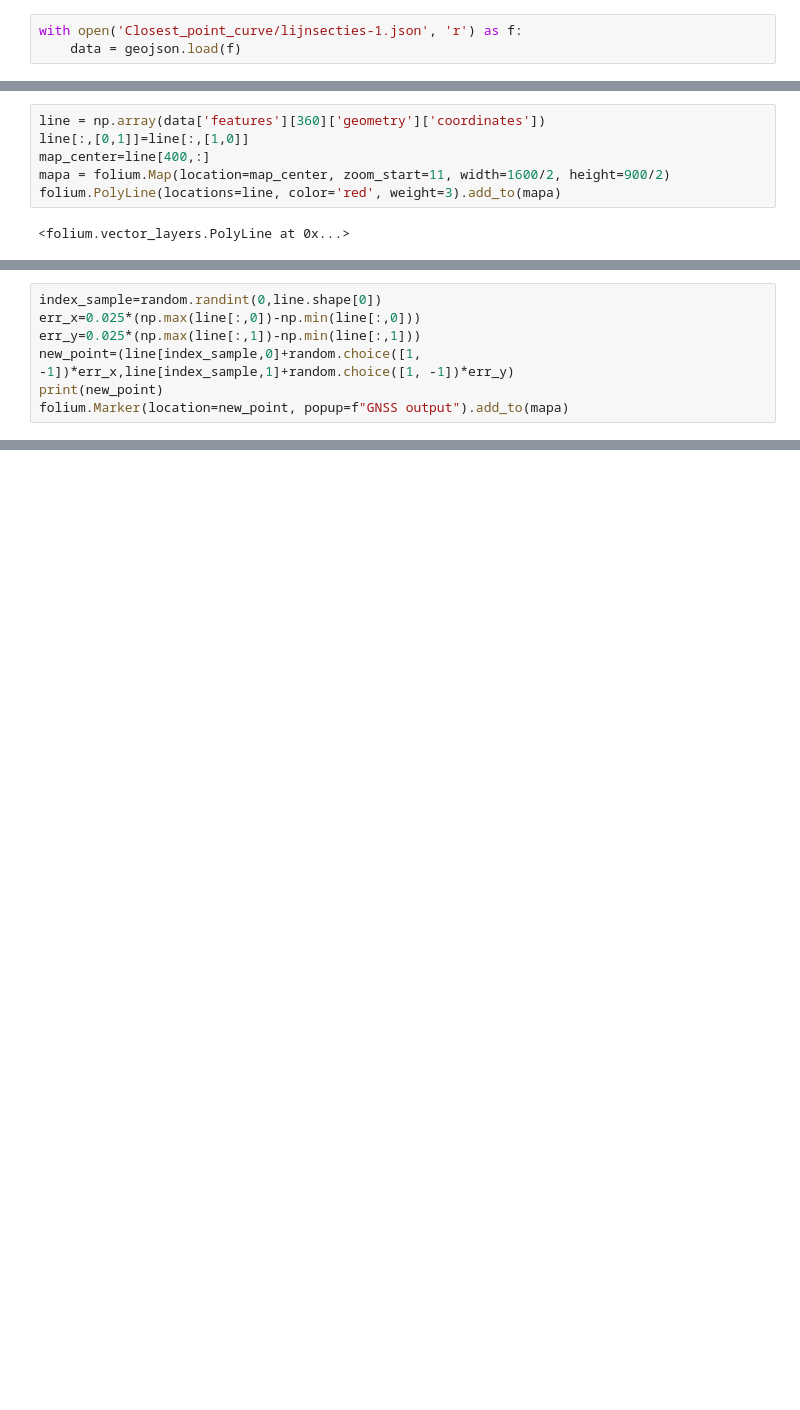
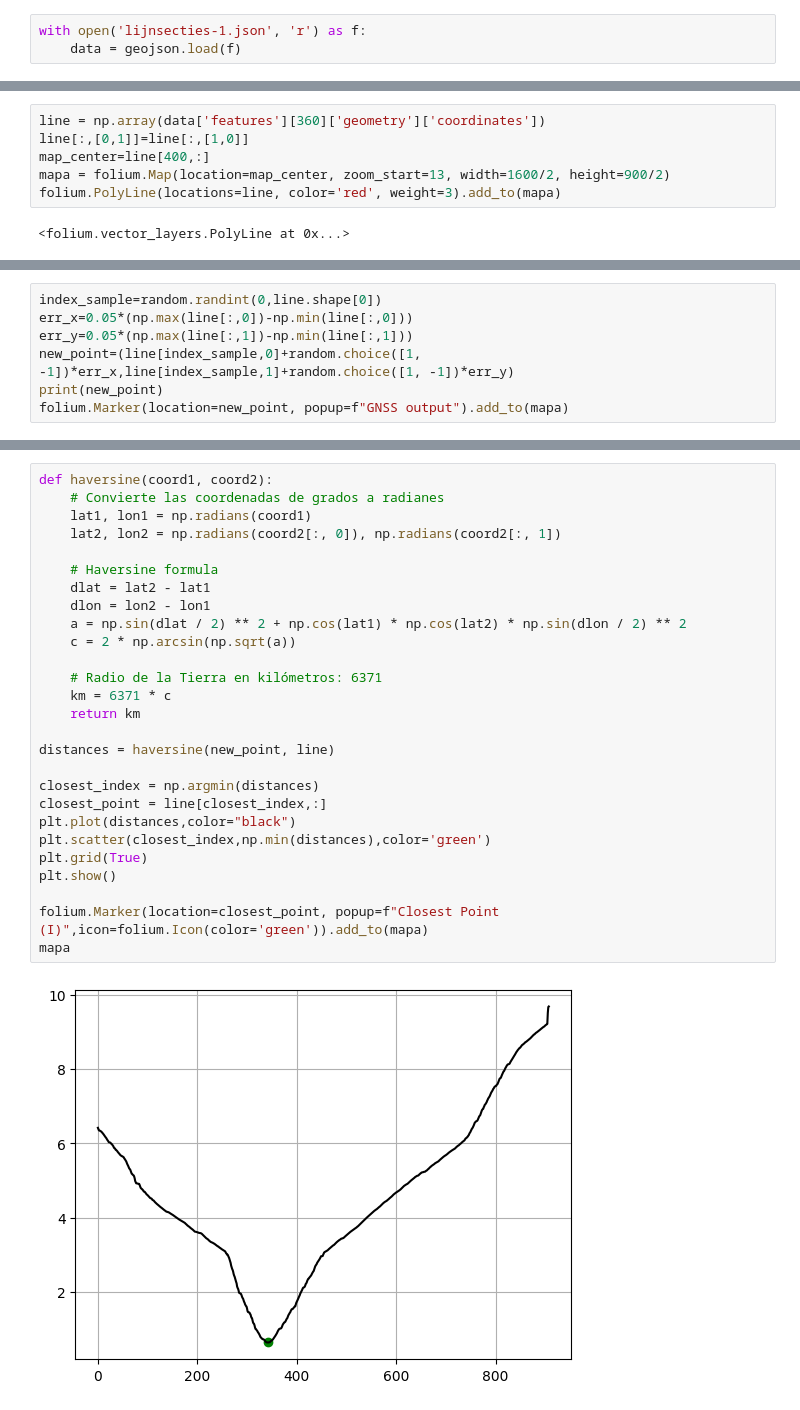
Before and after one commit to androdl96/Closest_point_curve, a Jupyter notebook: visual_wRealLine.ipynb, the cells around one changed output, grey strips where cells are left out. Cells and saved outputs as stored; diff of their text form; blank space fills up the shorter version.

Commit message:
exhaustive calc
exhaustive calc implemented in wRealLine

```diff
--- a/visual_wRealLine.ipynb
+++ b/visual_wRealLine.ipynb
@@ -11,5 +12,5 @@ import random
 # %%
-with open('Closest_point_curve/lijnsecties-1.json', 'r') as f:
+with open('lijnsecties-1.json', 'r') as f:
     data = geojson.load(f)
 # %%
 trajectories_size=[len(np.array(data['features'][i]['geometry']['coordinates'])) for i in range(len(data['features']))]
@@ -20,7 +21,7 @@ print(np.argmax(trajectories_size),np.max(trajectories_size))
 line = np.array(data['features'][360]['geometry']['coordinates'])
 line[:,[0,1]]=line[:,[1,0]]
 map_center=line[400,:]
-mapa = folium.Map(location=map_center, zoom_start=11, width=1600/2, height=900/2)
+mapa = folium.Map(location=map_center, zoom_start=13, width=1600/2, height=900/2)
 folium.PolyLine(locations=line, color='red', weight=3).add_to(mapa)
 # %% [output]
 <folium.vector_layers.PolyLine at 0x...>
@@ -27,7 +33,7 @@ folium.PolyLine(locations=line, color='red', weight=3).add_to(mapa)
 # %%
 index_sample=random.randint(0,line.shape[0])
-err_x=0.025*(np.max(line[:,0])-np.min(line[:,0]))
-err_y=0.025*(np.max(line[:,1])-np.min(line[:,1]))
+err_x=0.05*(np.max(line[:,0])-np.min(line[:,0]))
+err_y=0.05*(np.max(line[:,1])-np.min(line[:,1]))
 new_point=(line[index_sample,0]+random.choice([1, -1])*err_x,line[index_sample,1]+random.choice([1, -1])*err_y)
 print(new_point)
 folium.Marker(location=new_point, popup=f"GNSS output").add_to(mapa)
@@ -38,3 +44,32 @@ folium.Marker(location=new_point, popup=f"GNSS output").add_to(mapa)
 display(mapa)
 # %% [output]
 [interactive output not drawn]
+# %%
+def haversine(coord1, coord2):
+    # Convierte las coordenadas de grados a radianes
+    lat1, lon1 = np.radians(coord1)
+    lat2, lon2 = np.radians(coord2[:, 0]), np.radians(coord2[:, 1])
+
+    # Haversine formula
+    dlat = lat2 - lat1
+    dlon = lon2 - lon1
+    a = np.sin(dlat / 2) ** 2 + np.cos(lat1) * np.cos(lat2) * np.sin(dlon / 2) ** 2
+    c = 2 * np.arcsin(np.sqrt(a))
+
+    # Radio de la Tierra en kilómetros: 6371
+    km = 6371 * c
+    return km
+
+distances = haversine(new_point, line)
+
+closest_index = np.argmin(distances)
+closest_point = line[closest_index,:]
+plt.plot(distances,color="black")
+plt.scatter(closest_index,np.min(distances),color='green')
+plt.grid(True)
+plt.show()
+
+folium.Marker(location=closest_point, popup=f"Closest Point (I)",icon=folium.Icon(color='green')).add_to(mapa)
+mapa
+# %% [output]
+[figure, added]
```
Also changed, not shown: parts of 4 cells of this notebook.
